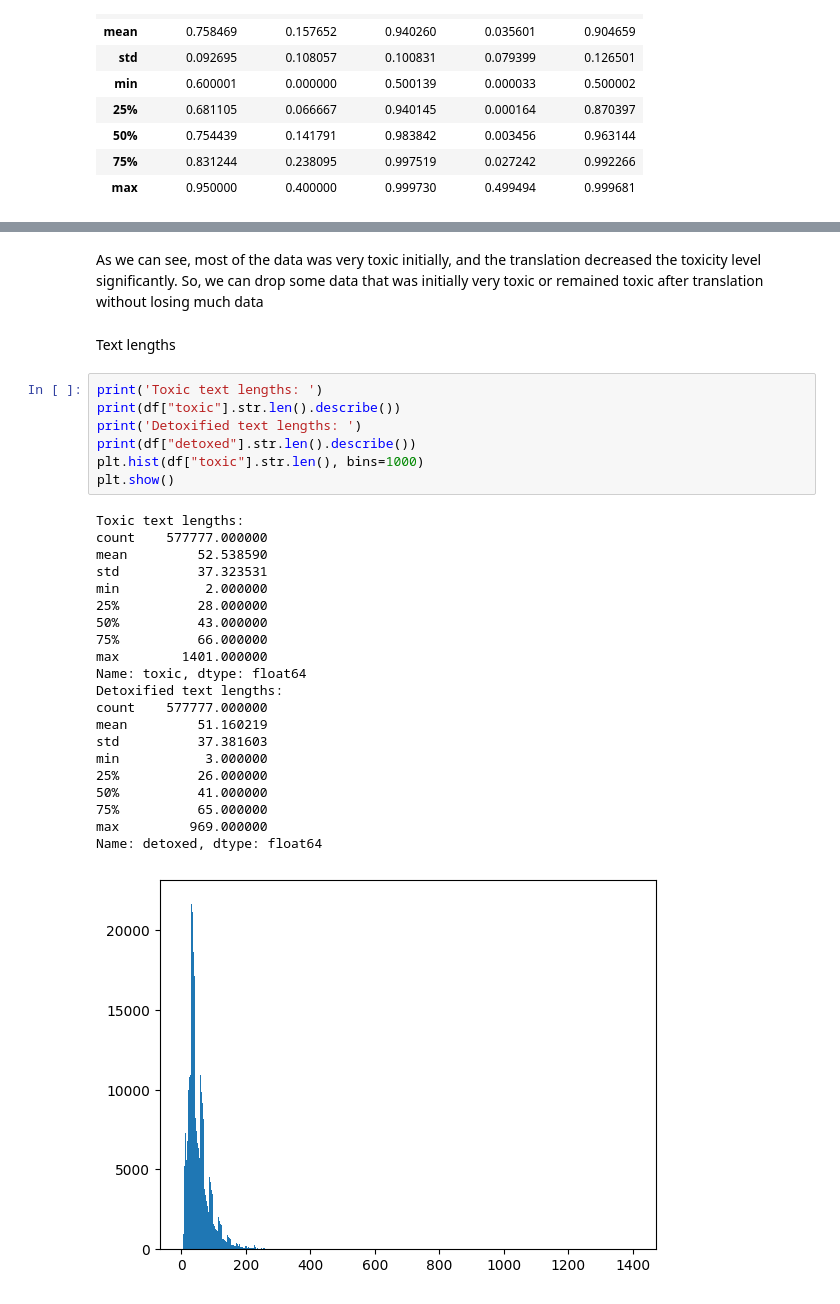
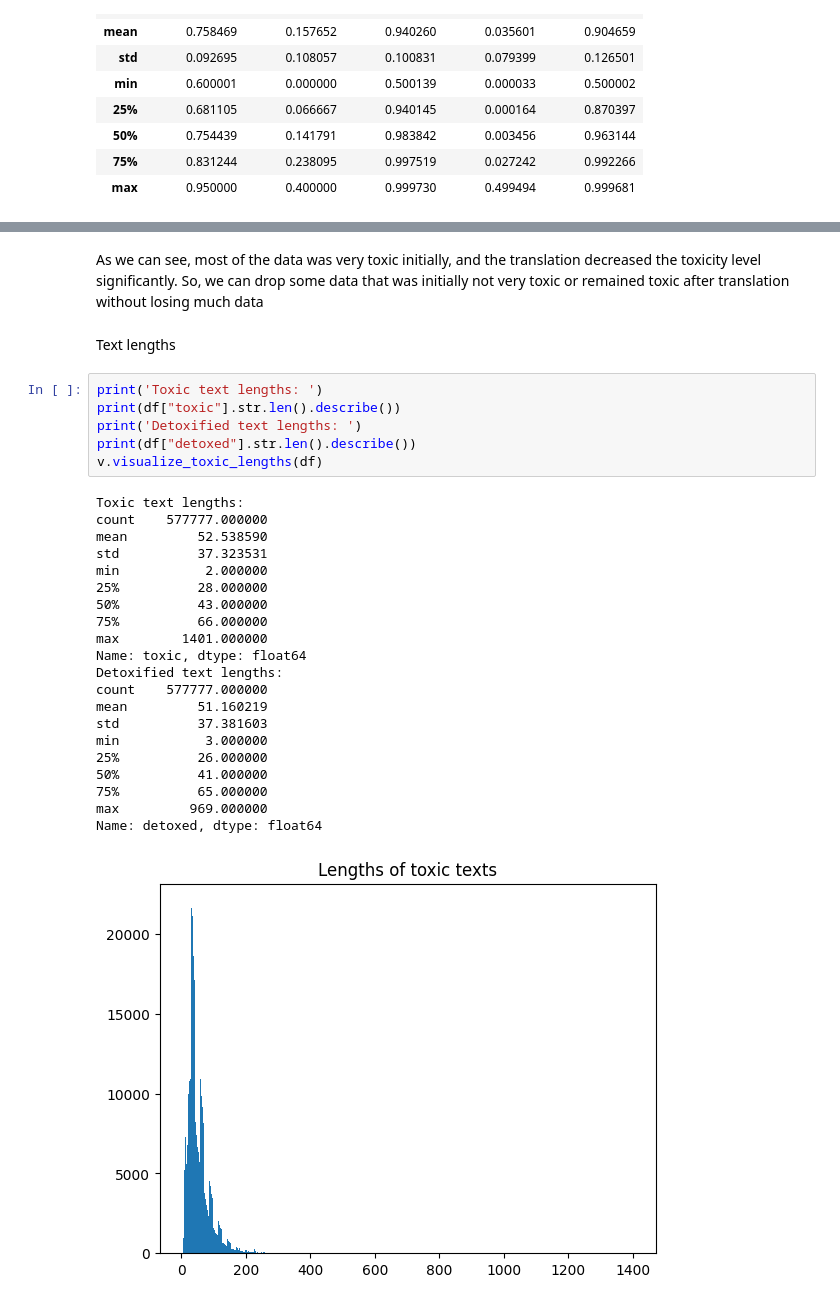
Before and after one commit to BatyshchevKirill/text-detoxification, a Jupyter notebook: notebooks/1_0_initial_data_exporation.ipynb, the cells around one changed output, grey strips where cells are left out. Saved outputs shown, nothing was run; the diff lists cells and outputs as text.

```diff
--- a/notebooks/1_0_initial_data_exporation.ipynb
+++ b/notebooks/1_0_initial_data_exporation.ipynb
@@ -114,34 +107,33 @@ plt.show()
 # %% [markdown]
-As we can see, most of the data was very toxic initially, and the translation decreased the toxicity level significantly. So, we can drop some data that was initially very toxic or remained toxic after translation without losing much data
+As we can see, most of the data was very toxic initially, and the translation decreased the toxicity level significantly. So, we can drop some data that was initially not very toxic or remained toxic after translation without losing much data
 # %% [markdown]
 Text lengths
 # %%
 print('Toxic text lengths: ')
 print(df["toxic"].str.len().describe())
 print('Detoxified text lengths: ')
 print(df["detoxed"].str.len().describe())
-plt.hist(df["toxic"].str.len(), bins=1000)
-plt.show()
+v.visualize_toxic_lengths(df)
 # %% [output]
 Toxic text lengths:
 count    577777.000000
 mean         52.538590
 std          37.323531
 min           2.000000
 25%          28.000000
 50%          43.000000
 75%          66.000000
 max        1401.000000
 Name: toxic, dtype: float64
 Detoxified text lengths:
 count    577777.000000
 mean         51.160219
 std          37.381603
 min           3.000000
 25%          26.000000
 50%          41.000000
 75%          65.000000
 max         969.000000
 Name: detoxed, dtype: float64
-[figure, old version]
+[figure, new version]
 # %% [markdown]
```
Also changed, not shown: parts of 22 cells of this notebook.
